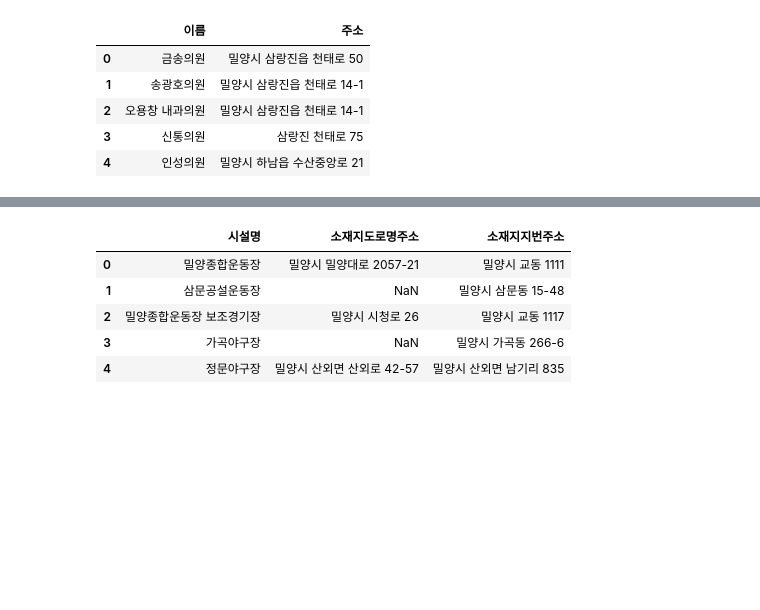
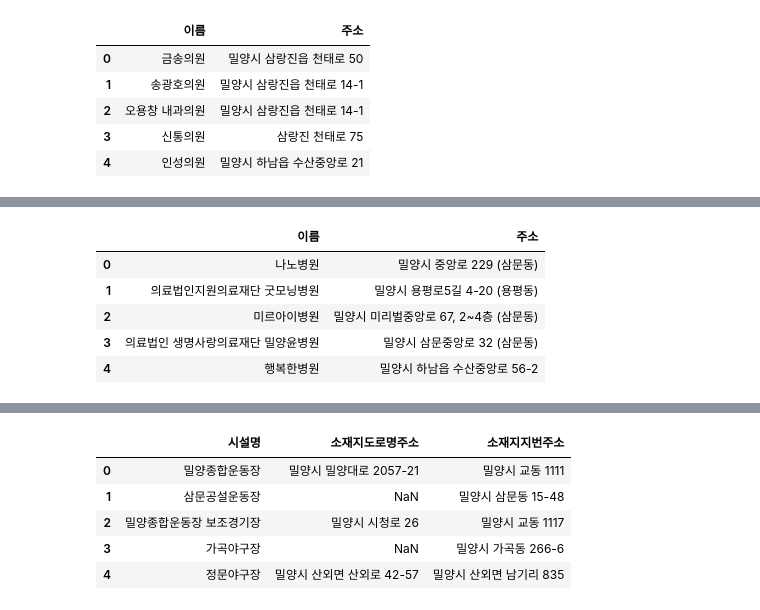
Before and after one commit to Jwainlee/Dwita, a Jupyter notebook: project3_1.ipynb, the cells around one changed output, grey strips where cells are left out. Saved outputs shown, nothing was run; the diff lists cells and outputs as text; code cells hidden in the pictures; blank space fills up the shorter version.

```diff
--- a/project3_1.ipynb
+++ b/project3_1.ipynb
@@ -149,0 +215,4 @@ clinic.head()
+# %%
+for i in range(len(hos)):
+    if hos['주소'][i] is None:
+        hos['주소'][i] = hos['주소_y'][i]
@@ -149,0 +231,11 @@ clinic.head()
+# %%
+hos = hos.drop(columns = ['주소_x', '주소_y'])
+# %%
+hos.head()
+# %% [output]
+|  | 이름 | 주소 |
+| 0 | 나노병원 | 밀양시 중앙로 229 (삼문동) |
+| 1 | 의료법인지원의료재단 굿모닝병원 | 밀양시 용평로5길 4-20 (용평동) |
+| 2 | 미르아이병원 | 밀양시 미리벌중앙로 67, 2~4층 (삼문동) |
+| 3 | 의료법인 생명사랑의료재단 밀양윤병원 | 밀양시 삼문중앙로 32 (삼문동) |
+| 4 | 행복한병원 | 밀양시 하남읍 수산중앙로 56-2 |
```
Also changed, not shown: parts of 33 cells of this notebook.
